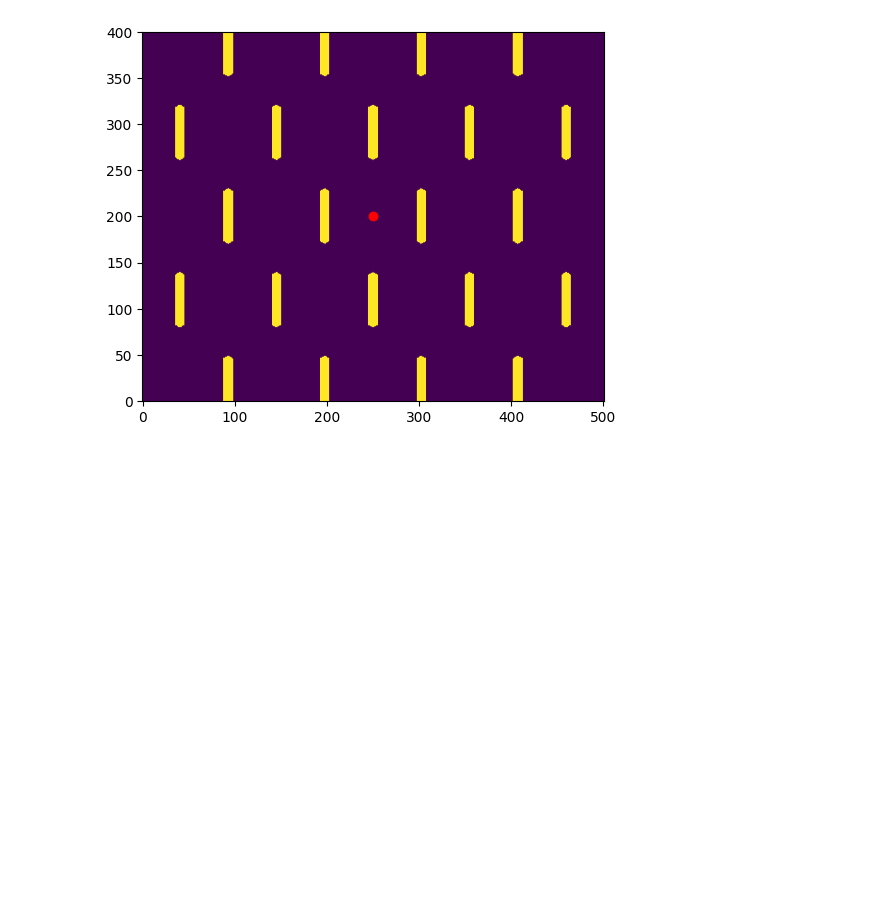
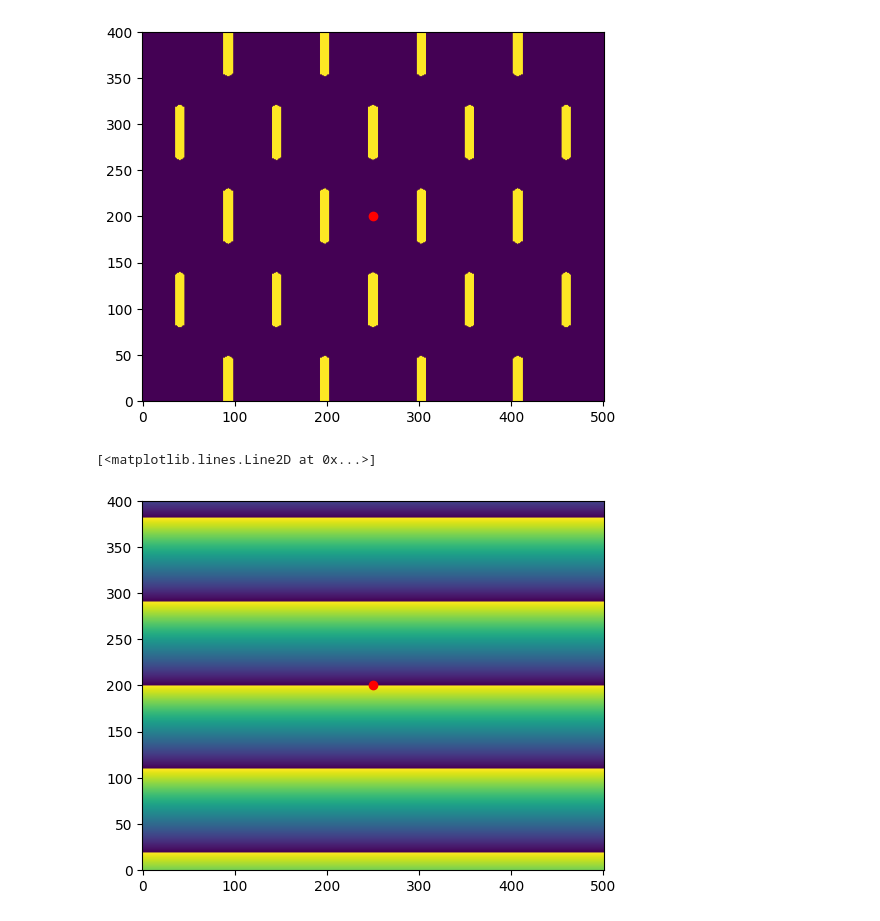
Before and after one commit to Potdooshami/2H_TaSe2_Tc_STM, a Jupyter notebook: phasemapping.ipynb, the cells around one changed output. Saved outputs shown, nothing was run; the diff lists cells and outputs as text; code cells hidden in the pictures; blank space fills up the shorter version.

```diff
--- a/phasemapping.ipynb
+++ b/phasemapping.ipynb
@@ -348,3 +356,10 @@ plt.plot(250,200,'ro')
 # %% [output]
 [<matplotlib.lines.Line2D at 0x...>]
 [figure]
+# %%
+Z3z3,Rphi12 =  z3z3split(Phi[:,:,0],Phi[:,:,1])
+plt.imshow(Rphi12[1], origin='lower')
+plt.plot(250,200,'ro')
+# %% [output]
+[<matplotlib.lines.Line2D at 0x...>]
+[figure, added]
```
Also changed, not shown: parts of 18 cells of this notebook.
